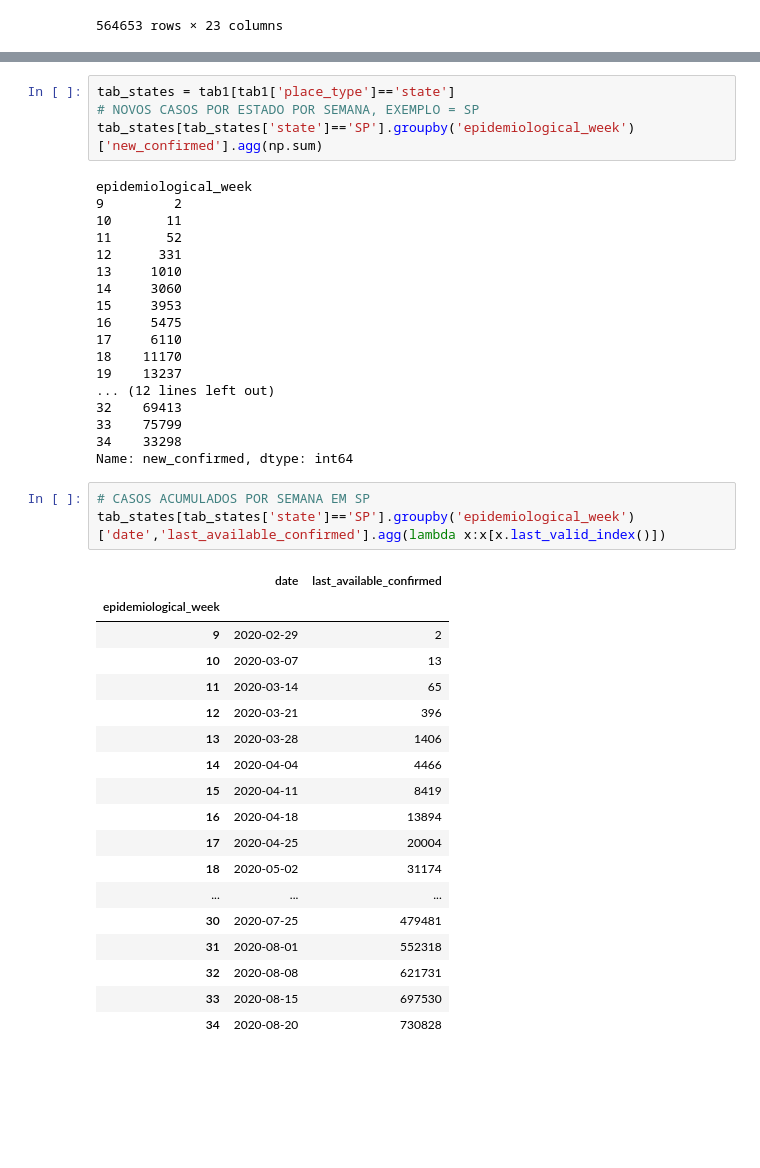
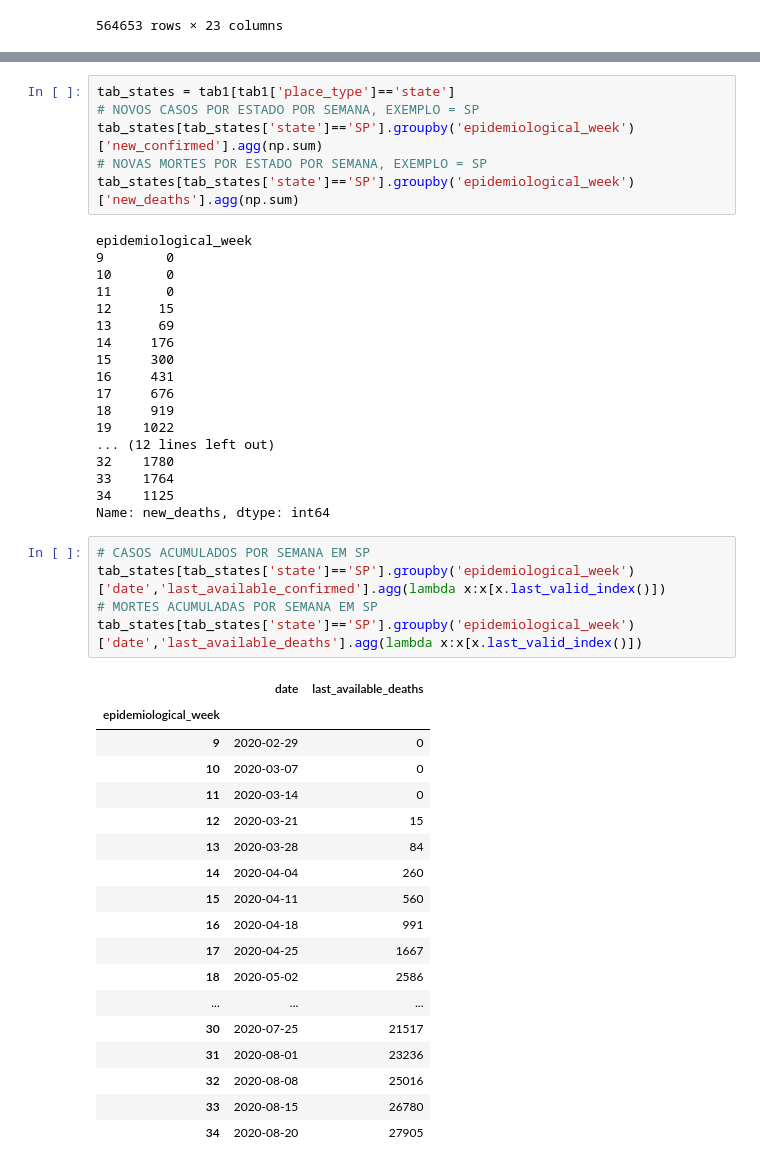
Before and after one commit to larissafv/grupoa, a Jupyter notebook: Casos e Óbitos Acumulados/Casos e óbitos Acumulados.ipynb, the cells around one changed output, grey strips where cells are left out. Saved outputs shown, nothing was run; the diff lists cells and outputs as text; blank space fills up the shorter version.

```diff
--- a/Casos e Óbitos Acumulados/Casos e óbitos Acumulados.ipynb
+++ b/Casos e Óbitos Acumulados/Casos e óbitos Acumulados.ipynb
@@ -86,46 +86,50 @@ ultimo_dia_semana
 tab_states = tab1[tab1['place_type']=='state']
 # NOVOS CASOS POR ESTADO POR SEMANA, EXEMPLO = SP
 tab_states[tab_states['state']=='SP'].groupby('epidemiological_week')['new_confirmed'].agg(np.sum)
+# NOVAS MORTES POR ESTADO POR SEMANA, EXEMPLO = SP
+tab_states[tab_states['state']=='SP'].groupby('epidemiological_week')['new_deaths'].agg(np.sum)
 # %% [output]
 epidemiological_week
-9         2
-10       11
-11       52
-12      331
-13     1010
-14     3060
-15     3953
-16     5475
-17     6110
-18    11170
-19    13237
+9        0
+10       0
+11       0
+12      15
+13      69
+14     176
+15     300
+16     431
+17     676
+18     919
+19    1022
 ... (12 lines left out)
-32    69413
-33    75799
-34    33298
-Name: new_confirmed, dtype: int64
+32    1780
+33    1764
+34    1125
+Name: new_deaths, dtype: int64
 # %%
 # CASOS ACUMULADOS POR SEMANA EM SP
 tab_states[tab_states['state']=='SP'].groupby('epidemiological_week')['date','last_available_confirmed'].agg(lambda x:x[x.last_valid_index()])
+# MORTES ACUMULADAS POR SEMANA EM SP
+tab_states[tab_states['state']=='SP'].groupby('epidemiological_week')['date','last_available_deaths'].agg(lambda x:x[x.last_valid_index()])
 # %% [output]
-|  | date | last_available_confirmed |
+|  | date | last_available_deaths |
 | epidemiological_week |  |  |
-| 9 | 2020-02-29 | 2 |
-| 10 | 2020-03-07 | 13 |
-| 11 | 2020-03-14 | 65 |
-| 12 | 2020-03-21 | 396 |
-| 13 | 2020-03-28 | 1406 |
-| 14 | 2020-04-04 | 4466 |
-| 15 | 2020-04-11 | 8419 |
-| 16 | 2020-04-18 | 13894 |
-| 17 | 2020-04-25 | 20004 |
-| 18 | 2020-05-02 | 31174 |
+| 9 | 2020-02-29 | 0 |
+| 10 | 2020-03-07 | 0 |
+| 11 | 2020-03-14 | 0 |
+| 12 | 2020-03-21 | 15 |
+| 13 | 2020-03-28 | 84 |
+| 14 | 2020-04-04 | 260 |
+| 15 | 2020-04-11 | 560 |
+| 16 | 2020-04-18 | 991 |
+| 17 | 2020-04-25 | 1667 |
+| 18 | 2020-05-02 | 2586 |
 | ... | ... | ... |
-| 30 | 2020-07-25 | 479481 |
-| 31 | 2020-08-01 | 552318 |
-| 32 | 2020-08-08 | 621731 |
-| 33 | 2020-08-15 | 697530 |
-| 34 | 2020-08-20 | 730828 |
+| 30 | 2020-07-25 | 21517 |
+| 31 | 2020-08-01 | 23236 |
+| 32 | 2020-08-08 | 25016 |
+| 33 | 2020-08-15 | 26780 |
+| 34 | 2020-08-20 | 27905 |
 # %%
 # QUANTIDADE DE CASOS ACUMULADOS POR SEMANA EPIDEMIOLOGICA SOMANDO TODOS OS ESTADOS
 tab_states[tab_states['date'].isin(ultimo_dia_semana)].groupby('epidemiological_week')['last_available_confirmed'].agg(sum)
```
Also changed, not shown: parts of 1 cell of this notebook.
